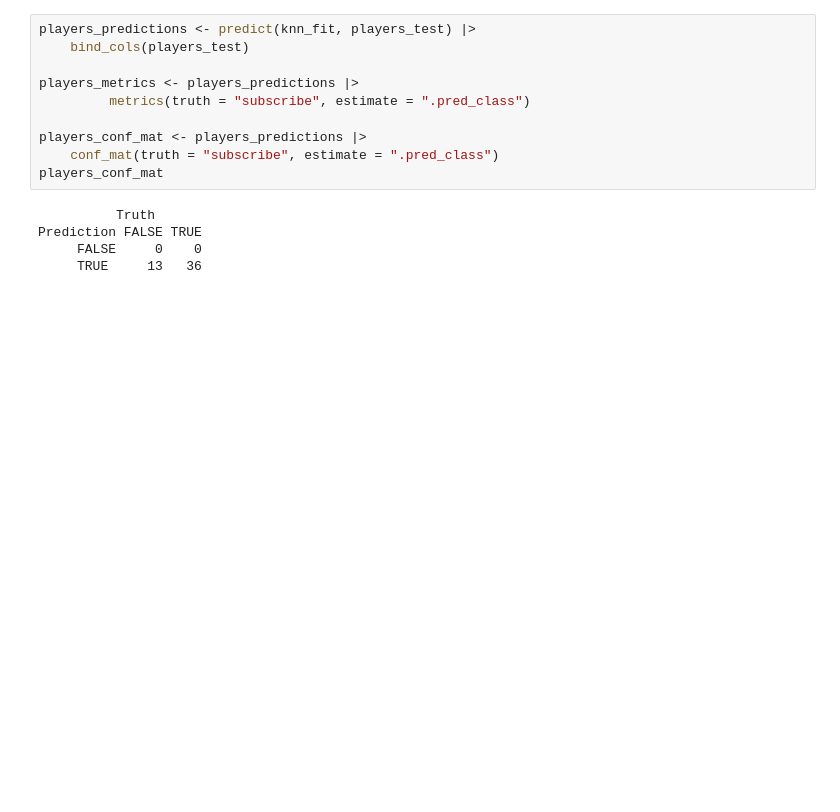
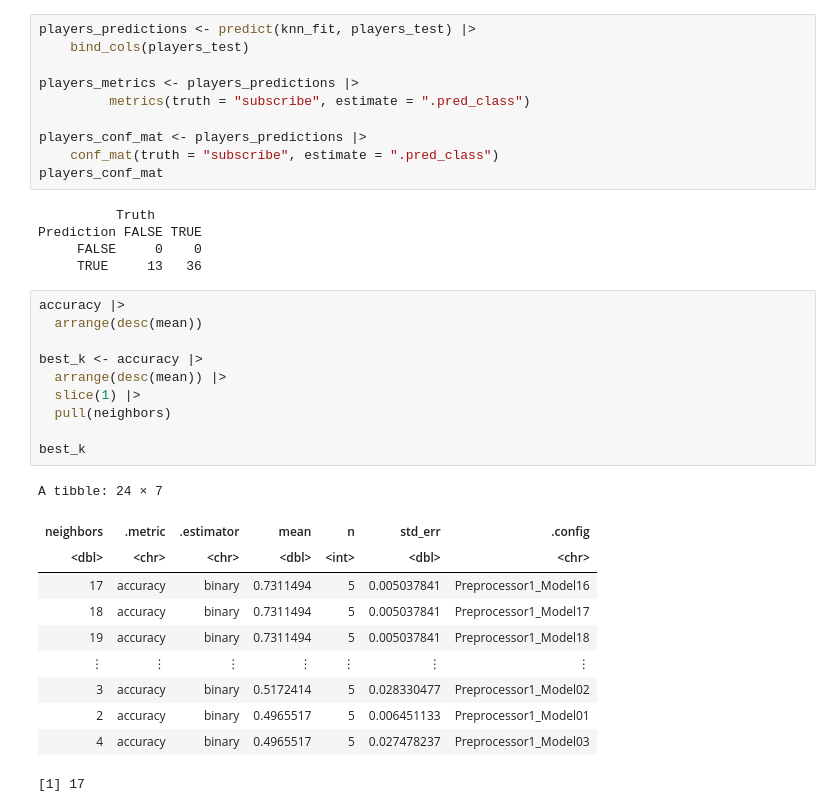
Before and after one commit to ellakiciman/dsci100_group_project_29, a Jupyter notebook: final_project_report.ipynb, the cells around one changed output. Saved outputs shown, nothing was run; the diff lists cells and outputs as text; blank space fills up the shorter version.

```diff
--- a/final_project_report.ipynb
+++ b/final_project_report.ipynb
@@ -237,3 +229,25 @@ players_conf_mat
 Prediction FALSE TRUE
      FALSE     0    0
      TRUE     13   36
+# %%
+accuracy |>
+  arrange(desc(mean))
+
+best_k <- accuracy |>
+  arrange(desc(mean)) |>
+  slice(1) |>
+  pull(neighbors)
+
+best_k
+# %% [output]
+A tibble: 24 × 7
+| neighbors | .metric | .estimator | mean | n | std_err | .config |
+| <dbl> | <chr> | <chr> | <dbl> | <int> | <dbl> | <chr> |
+| 17 | accuracy | binary | 0.7311494 | 5 | 0.005037841 | Preprocessor1_Model16 |
+| 18 | accuracy | binary | 0.7311494 | 5 | 0.005037841 | Preprocessor1_Model17 |
+| 19 | accuracy | binary | 0.7311494 | 5 | 0.005037841 | Preprocessor1_Model18 |
+| ⋮ | ⋮ | ⋮ | ⋮ | ⋮ | ⋮ | ⋮ |
+| 3 | accuracy | binary | 0.5172414 | 5 | 0.028330477 | Preprocessor1_Model02 |
+| 2 | accuracy | binary | 0.4965517 | 5 | 0.006451133 | Preprocessor1_Model01 |
+| 4 | accuracy | binary | 0.4965517 | 5 | 0.027478237 | Preprocessor1_Model03 |
+[1] 17
```
Also changed, not shown: parts of 5 cells of this notebook.
